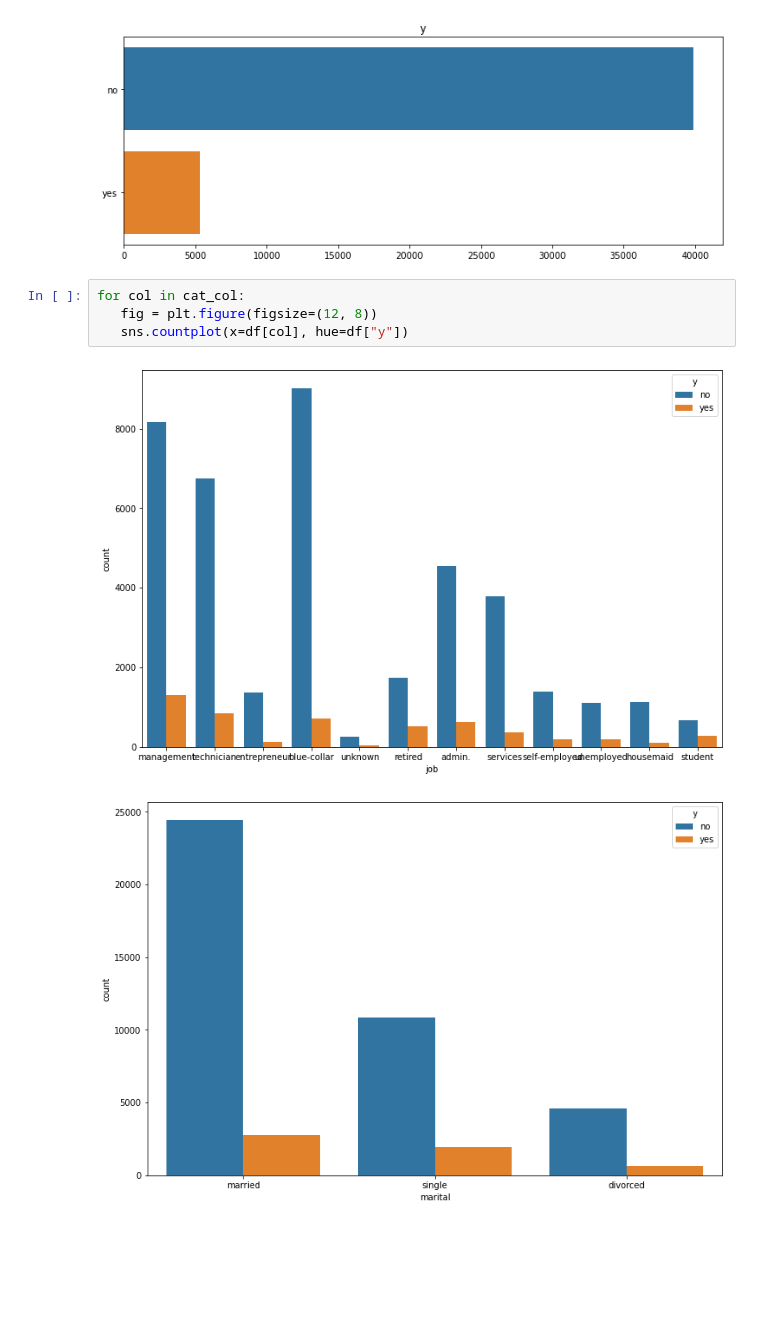
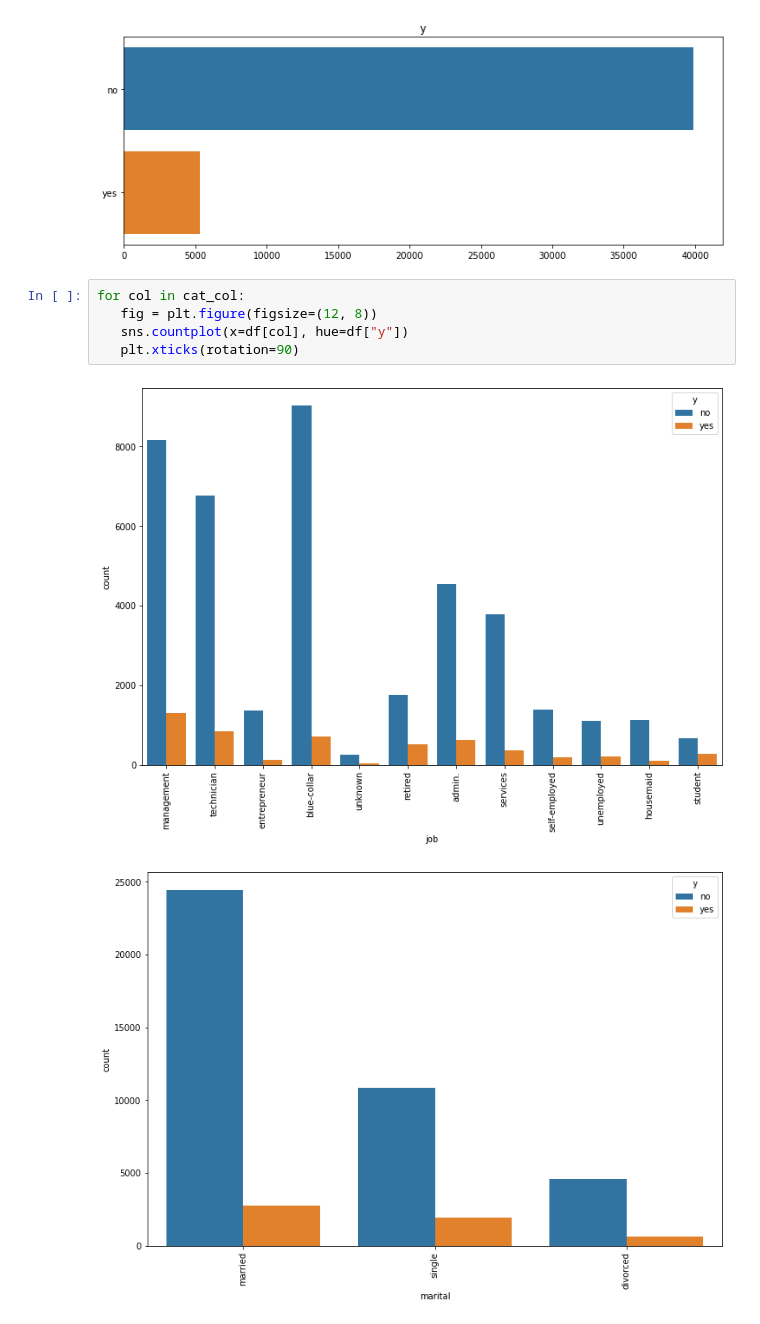
Before and after one commit to AnnayanB/SupervisedML_BankMarketingCampaigns, a Jupyter notebook: Bank_Marketing_Effectiveness_Prediction_Capstone_Project.ipynb, the cells around one changed output. Drawn from its saved outputs; the diff is of its cells as text; blank space fills up the shorter version.

```diff
--- a/Bank_Marketing_Effectiveness_Prediction_Capstone_Project.ipynb
+++ b/Bank_Marketing_Effectiveness_Prediction_Capstone_Project.ipynb
@@ -209,7 +206,8 @@ for col in cat_col:
 # %%
 for col in cat_col:
    fig = plt.figure(figsize=(12, 8))
    sns.countplot(x=df[col], hue=df["y"])
+   plt.xticks(rotation=90)
 # %% [output]
-[figure, old version]
+[figure, new version]
-[figure, old version]
+[figure, new version]
```
Also changed, not shown: parts of 30 cells of this notebook.
